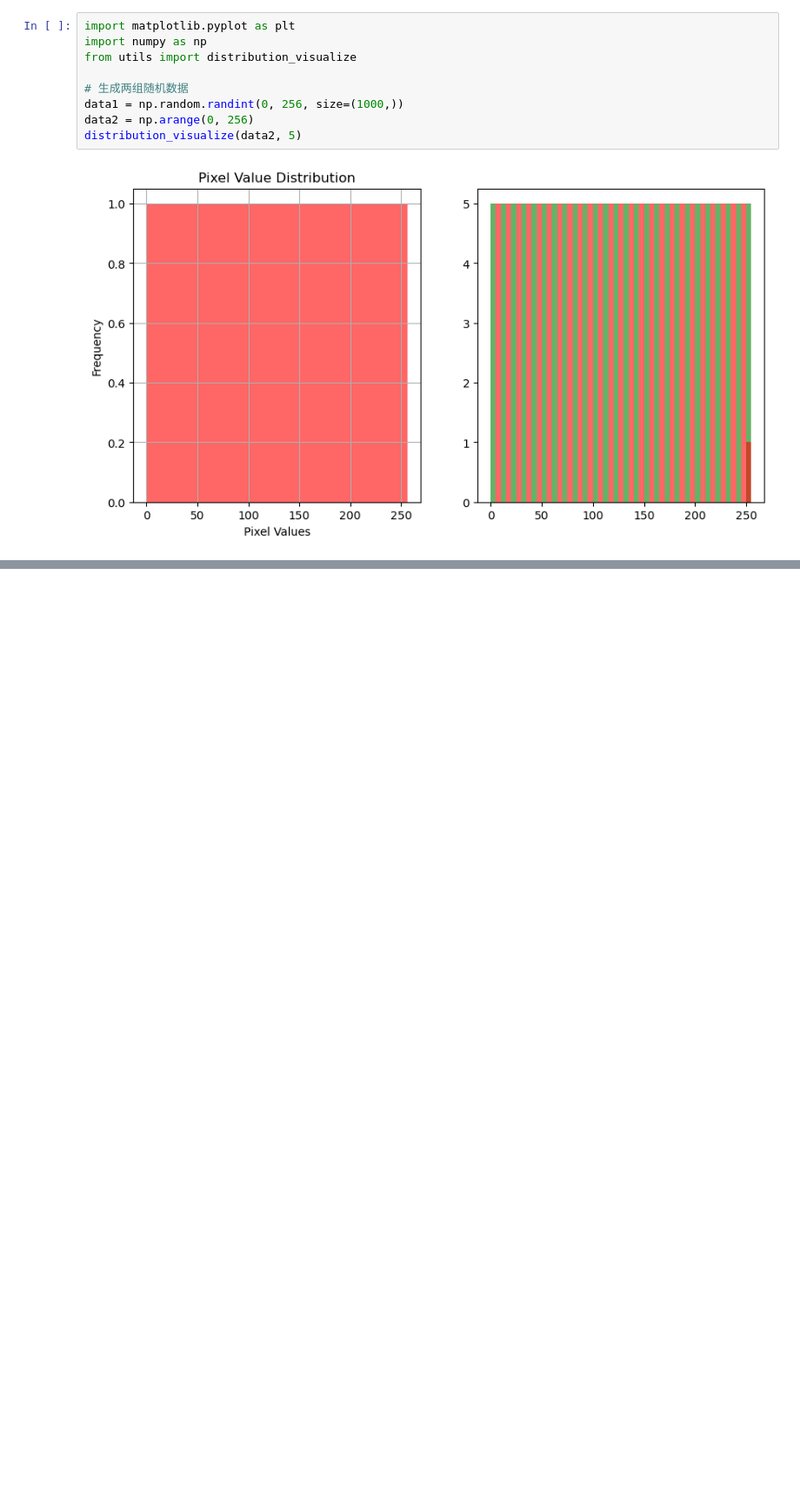
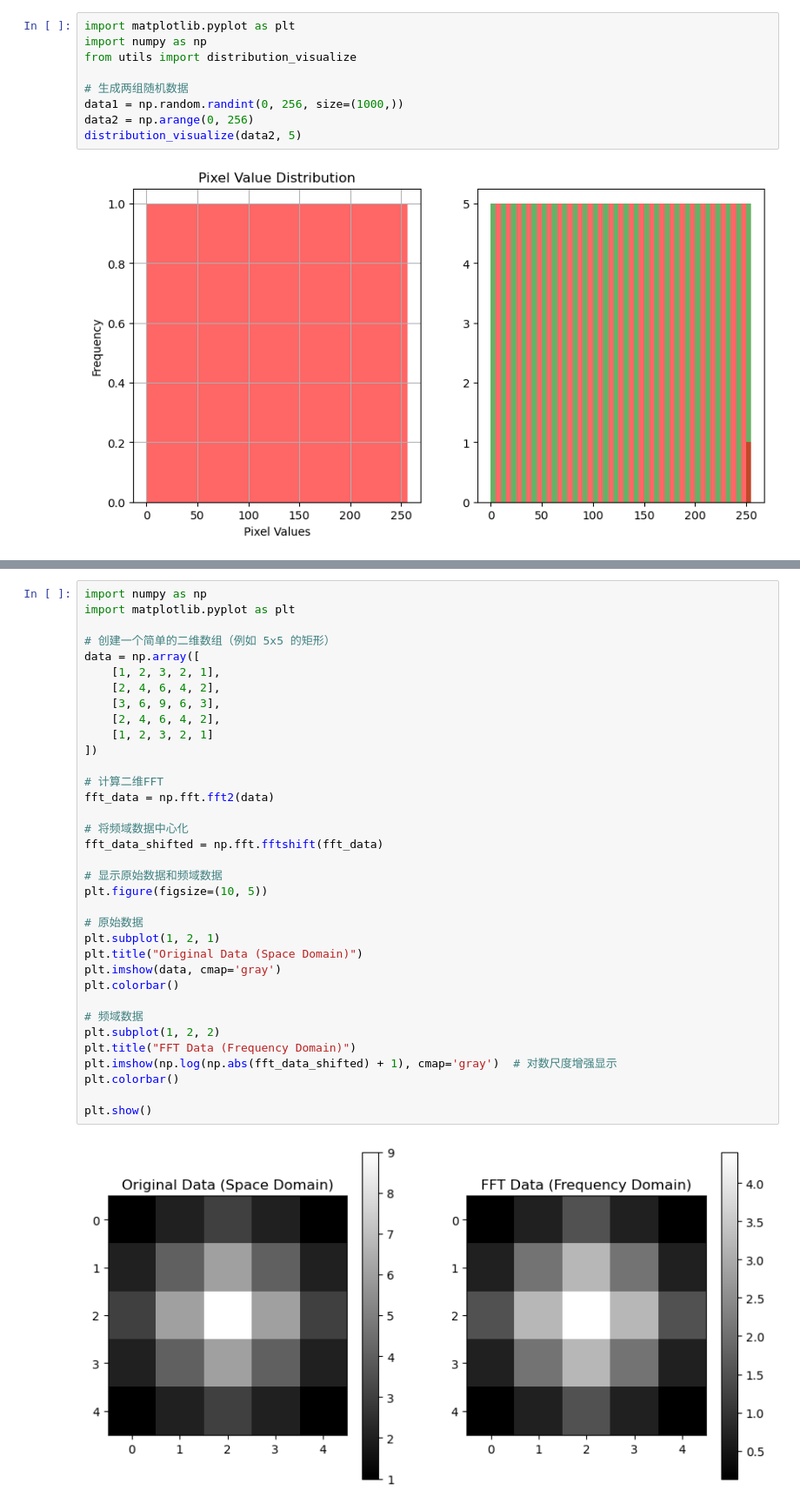
Before and after one commit to NSS712/watermark, a Jupyter notebook: test.ipynb, the cells around one changed output, grey strips where cells are left out. Shown at 87% size. Cells and saved outputs as stored; diff of their text form; blank space fills up the shorter version.

```diff
--- a/test.ipynb
+++ b/test.ipynb
@@ -88,0 +111,37 @@ for i in range(len(x)):
+# %%
+import numpy as np
+import matplotlib.pyplot as plt
+
+# 创建一个简单的二维数组（例如 5x5 的矩形）
+data = np.array([
+    [1, 2, 3, 2, 1],
+    [2, 4, 6, 4, 2],
+    [3, 6, 9, 6, 3],
+    [2, 4, 6, 4, 2],
+    [1, 2, 3, 2, 1]
+])
+
+# 计算二维FFT
+fft_data = np.fft.fft2(data)
+
+# 将频域数据中心化
+fft_data_shifted = np.fft.fftshift(fft_data)
+
+# 显示原始数据和频域数据
+plt.figure(figsize=(10, 5))
+
+# 原始数据
+plt.subplot(1, 2, 1)
+plt.title("Original Data (Space Domain)")
+plt.imshow(data, cmap='gray')
+plt.colorbar()
+
+# 频域数据
+plt.subplot(1, 2, 2)
+plt.title("FFT Data (Frequency Domain)")
+plt.imshow(np.log(np.abs(fft_data_shifted) + 1), cmap='gray')  # 对数尺度增强显示
+plt.colorbar()
+
+plt.show()
+# %% [output]
+[figure, added]
```
Also changed, not shown: parts of 6 cells of this notebook, 8 other files.
